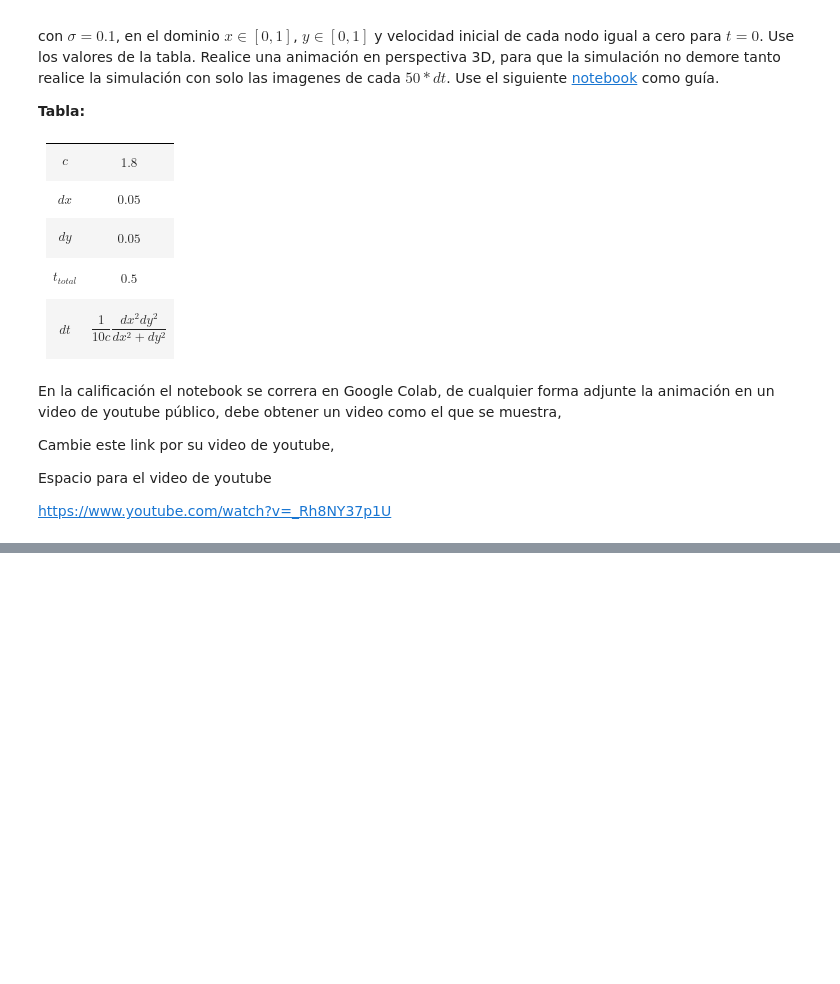
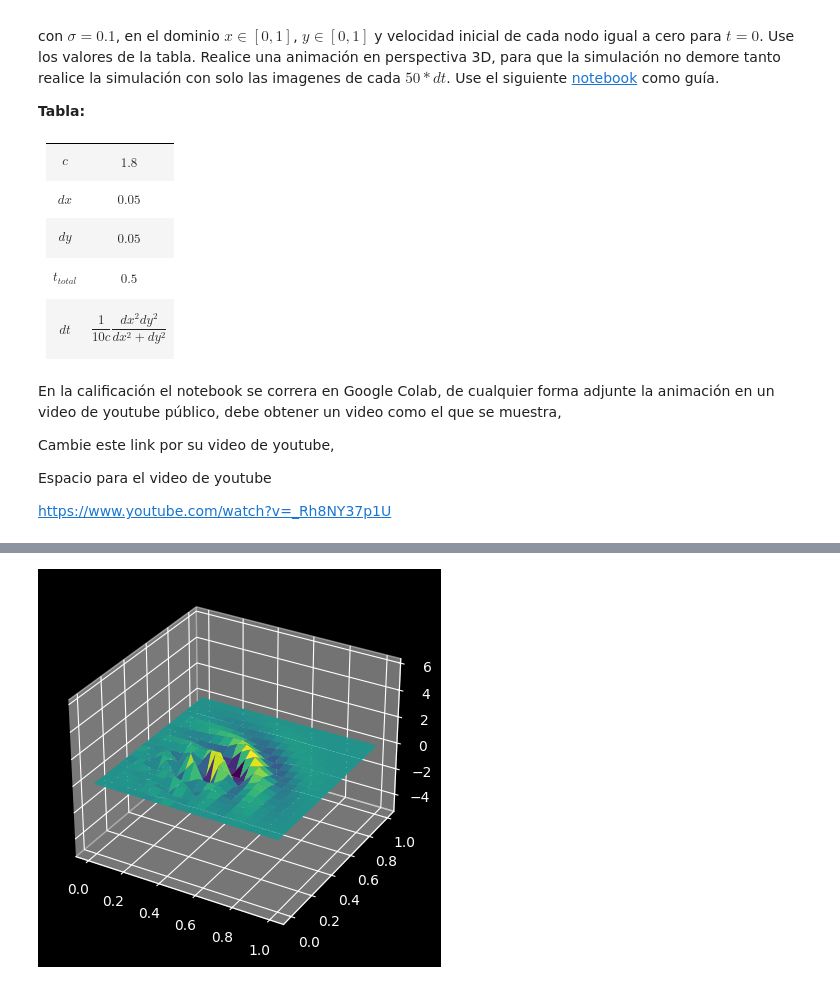
Before and after one commit to eduardoh27/Metodos-Computacionales-2, a Jupyter notebook: Talleres/Taller 4/NaranjoSofiaHerreraEduardo_Taller4.ipynb, the cells around one changed output, grey strips where cells are left out. Cells and saved outputs as stored; diff of their text form; code cells hidden in the pictures; blank space fills up the shorter version.

```diff
--- a/Talleres/Taller 4/NaranjoSofiaHerreraEduardo_Taller4.ipynb
+++ b/Talleres/Taller 4/NaranjoSofiaHerreraEduardo_Taller4.ipynb
@@ -104,3 +275,31 @@ U.shape: (7199, 20, 20)
+# %%
+U_mod = U[::50,:,:]
+
+t = U_mod.shape[0]
+
+# X, Y son tus matrices de coordenadas
+X,Y = np.meshgrid(x,y)
+
+fig = plt.figure()
+ax = fig.add_subplot(111, projection='3d')
+
+
+# tomando el primer frame de la animación
+surf = ax.plot_surface(X, Y, U_mod[0, :, :], cmap='viridis')
+
+def update(i):
+    ax.clear()
+    surf = ax.plot_surface(X, Y, U_mod[i, :, :], cmap='viridis')
+    ax.set_zlim([ u_min, u_max])
+    return surf,
+
+
+u_max, u_min = U_mod.max(), U_mod.min()
+ani = animation.FuncAnimation(fig, update, frames=t, blit=False, repeat=False)
+ani.save("2D_chat.gif", fps=24)
+plt.show()
+# %% [output]
+[figure, added]
 # %%
 print("Tiempo usado en crear la animación (s):", time.time() - start_time)
 # %% [output]
```
Also changed, not shown: parts of 7 cells of this notebook.
